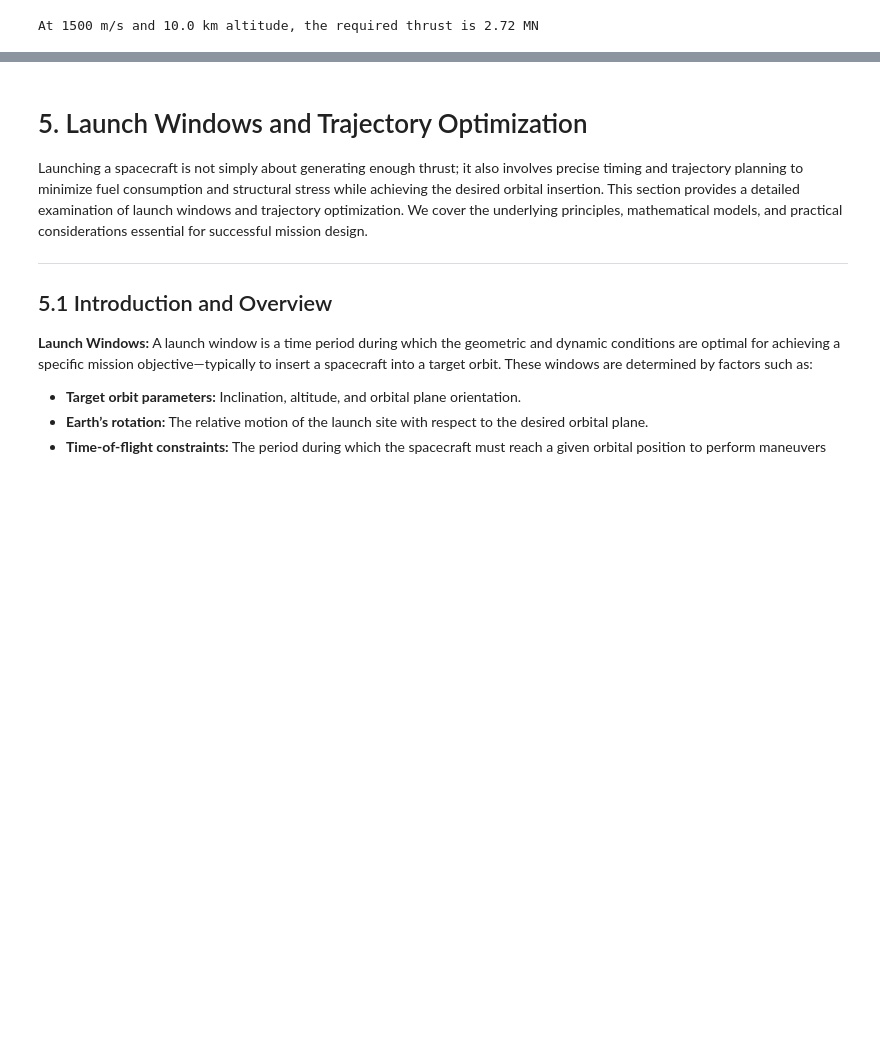
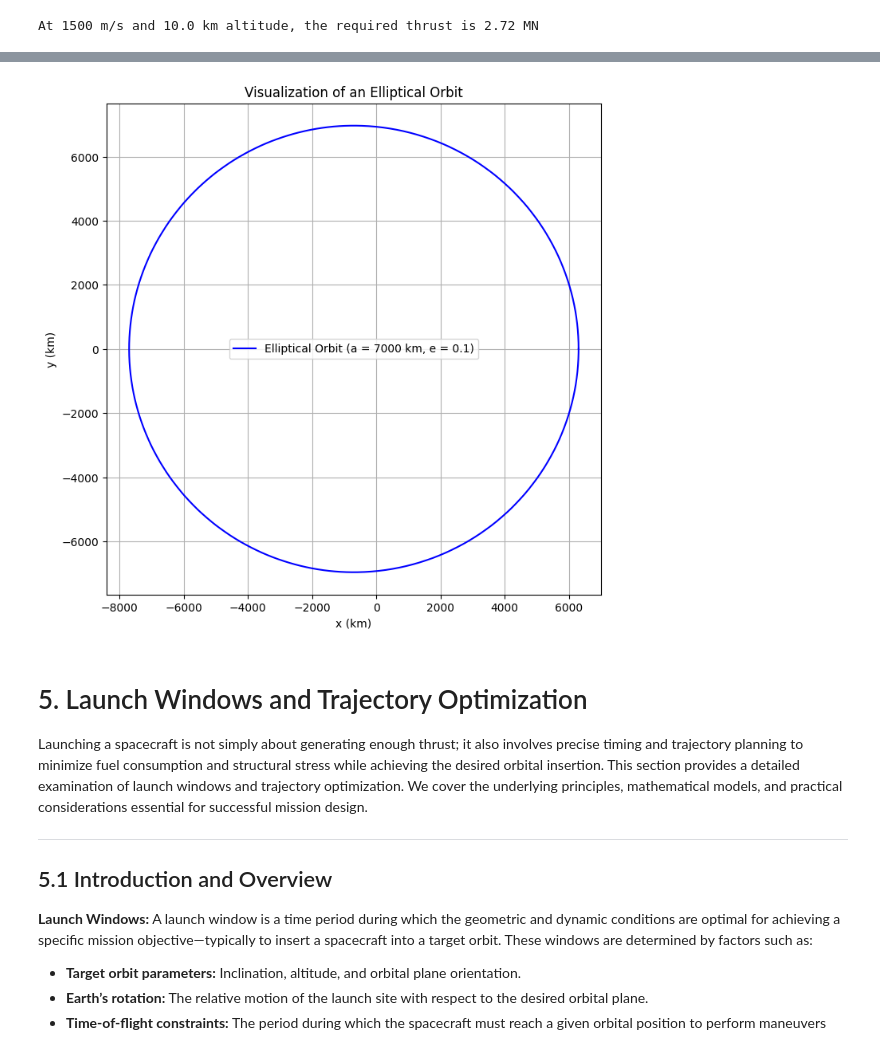
Before and after one commit to bufo333/orbital_mechanics, a Jupyter notebook: notebook.ipynb, the cells around one changed output, grey strips where cells are left out. Saved outputs shown, nothing was run; the diff lists cells and outputs as text; code cells hidden in the pictures; blank space fills up the shorter version.

Commit message:
Add initial project configuration files and a Jupyter notebook for orbital mechanics curriculum

```diff
--- a/notebook.ipynb
+++ b/notebook.ipynb
@@ -2119,3 +2244,30 @@ At 1500 m/s and 10.0 km altitude, the required thrust is 2.72 MN
+# %%
+import numpy as np
+import matplotlib.pyplot as plt
+
+# Define orbital parameters for an elliptical orbit
+a = 7000e3  # Semi-major axis in meters (e.g., 7000 km)
+e = 0.1     # Eccentricity (0 for circular orbit, 0.1 for a slightly elliptical orbit)
+theta = np.linspace(0, 2 * np.pi, 1000)  # True anomaly values from 0 to 360 degrees
+
+# Calculate the radius as a function of true anomaly
+r = a * (1 - e**2) / (1 + e * np.cos(theta))
+
+# Convert polar coordinates (r, theta) to Cartesian coordinates (x, y)
+x = r * np.cos(theta)
+y = r * np.sin(theta)
+
+plt.figure(figsize=(8, 8))
+plt.plot(x / 1e3, y / 1e3, 'b-', label=f'Elliptical Orbit (a = {a/1e3:.0f} km, e = {e})')
+plt.xlabel('x (km)')
+plt.ylabel('y (km)')
+plt.title('Visualization of an Elliptical Orbit')
+plt.axis('equal')
+plt.grid(True)
+plt.legend()
+plt.show()
+# %% [output]
+[figure, added]
 # %% [markdown]
 # 5. Launch Windows and Trajectory Optimization
 
```
Also changed, not shown: parts of 2 cells of this notebook.
